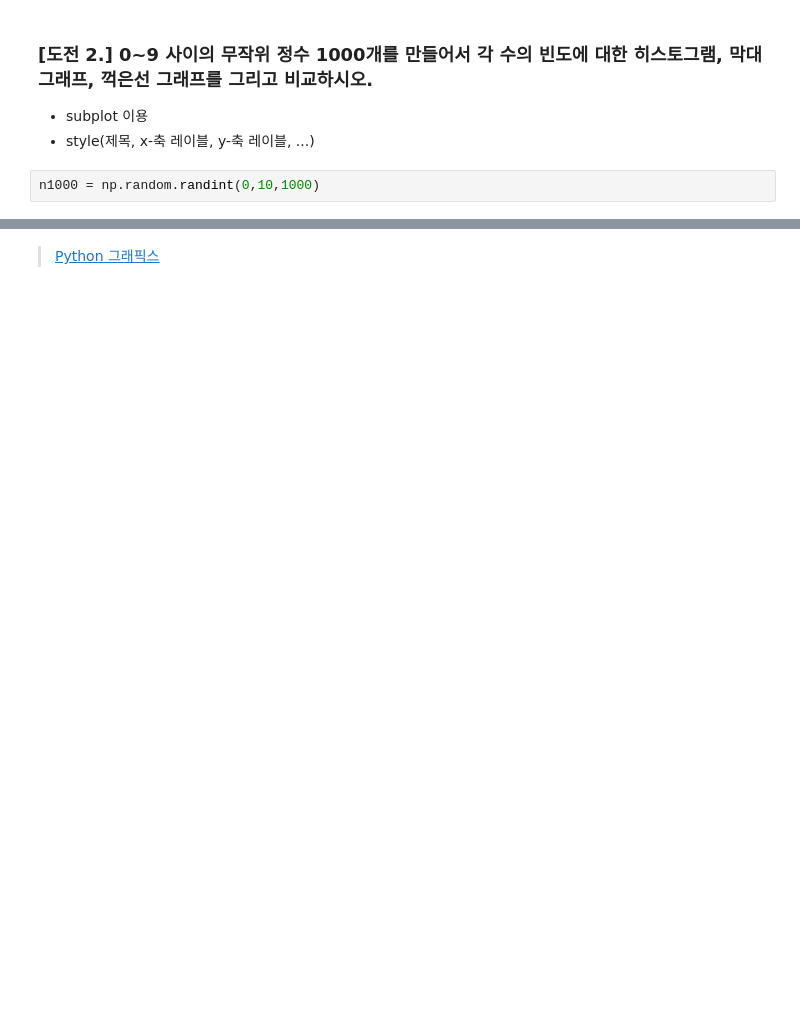
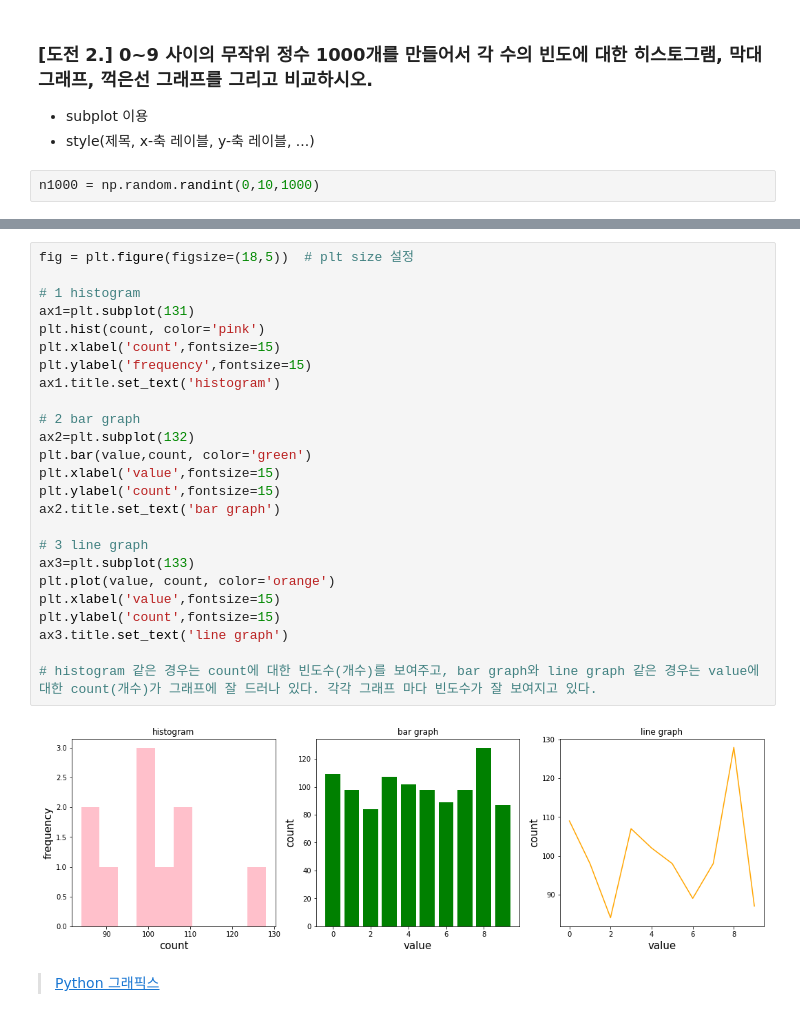
Before and after one commit to o-going/pdm01, a Jupyter notebook: py-graphics/matplotlib_4_challenges.ipynb, the cells around one changed output, grey strips where cells are left out. Saved outputs shown, nothing was run; the diff lists cells and outputs as text; blank space fills up the shorter version.

```diff
--- a/py-graphics/matplotlib_4_challenges.ipynb
+++ b/py-graphics/matplotlib_4_challenges.ipynb
@@ -54,2 +73,29 @@ plt.bar(value,count) #,color="bgrcmyk")  # 'bgrcmykw
+# %%
+fig = plt.figure(figsize=(18,5))  # plt size 설정
+
+# 1 histogram
+ax1=plt.subplot(131)
+plt.hist(count, color='pink')
+plt.xlabel('count',fontsize=15)
+plt.ylabel('frequency',fontsize=15)
+ax1.title.set_text('histogram')
+
+# 2 bar graph
+ax2=plt.subplot(132)
+plt.bar(value,count, color='green')
+plt.xlabel('value',fontsize=15)
+plt.ylabel('count',fontsize=15)
+ax2.title.set_text('bar graph')
+
+# 3 line graph
+ax3=plt.subplot(133)
+plt.plot(value, count, color='orange')
+plt.xlabel('value',fontsize=15)
+plt.ylabel('count',fontsize=15)
+ax3.title.set_text('line graph')
+
+# histogram 같은 경우는 count에 대한 빈도수(개수)를 보여주고, bar graph와 line graph 같은 경우는 value에 대한 count(개수)가 그래프에 잘 드러나 있다. 각각 그래프 마다 빈도수가 잘 보여지고 있다.
+# %% [output]
+[figure, added]
 # %% [markdown]
 > [Python 그래픽스](https://datascienceschool.net/view-notebook/d0b1637803754bb083b5722c9f2209d0/)
```
Also changed, not shown: parts of 6 cells of this notebook.
